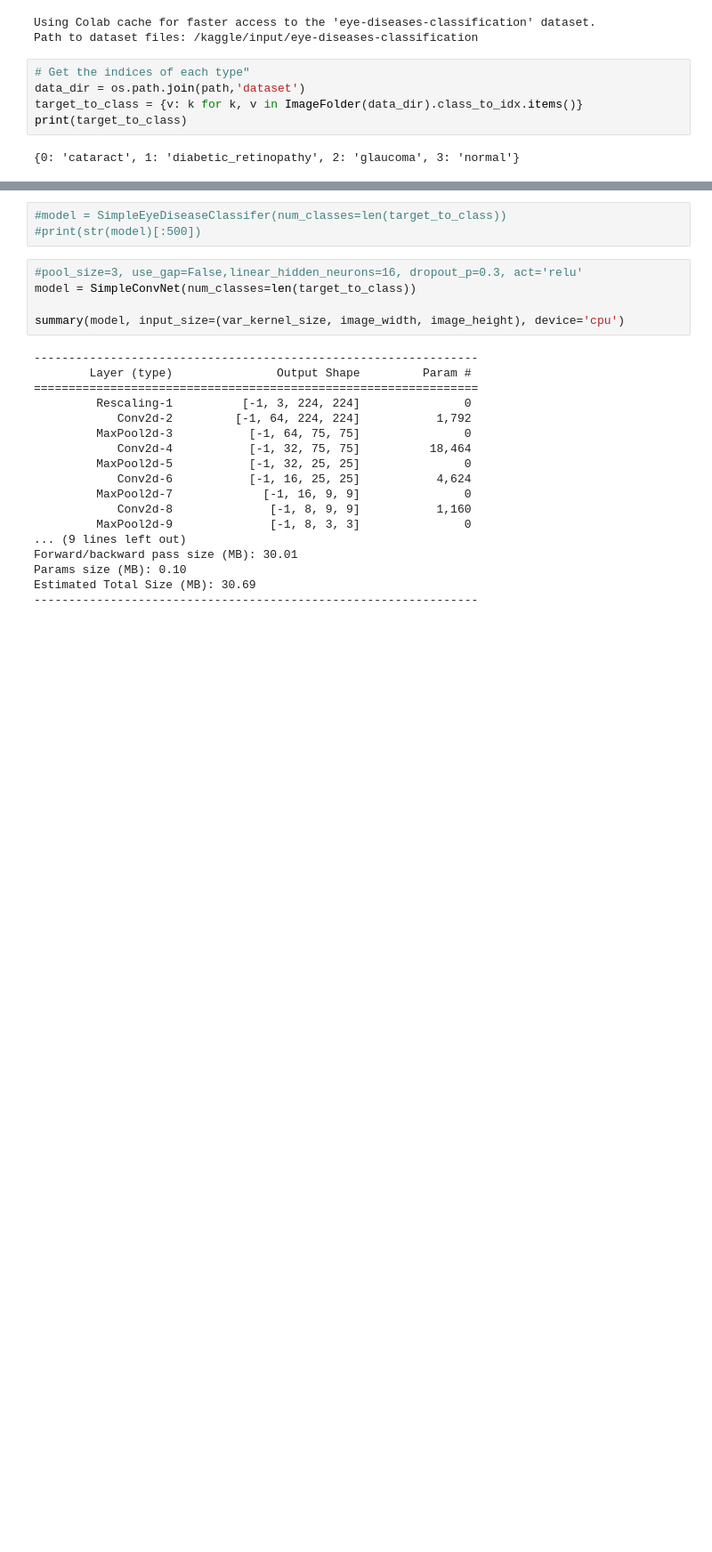
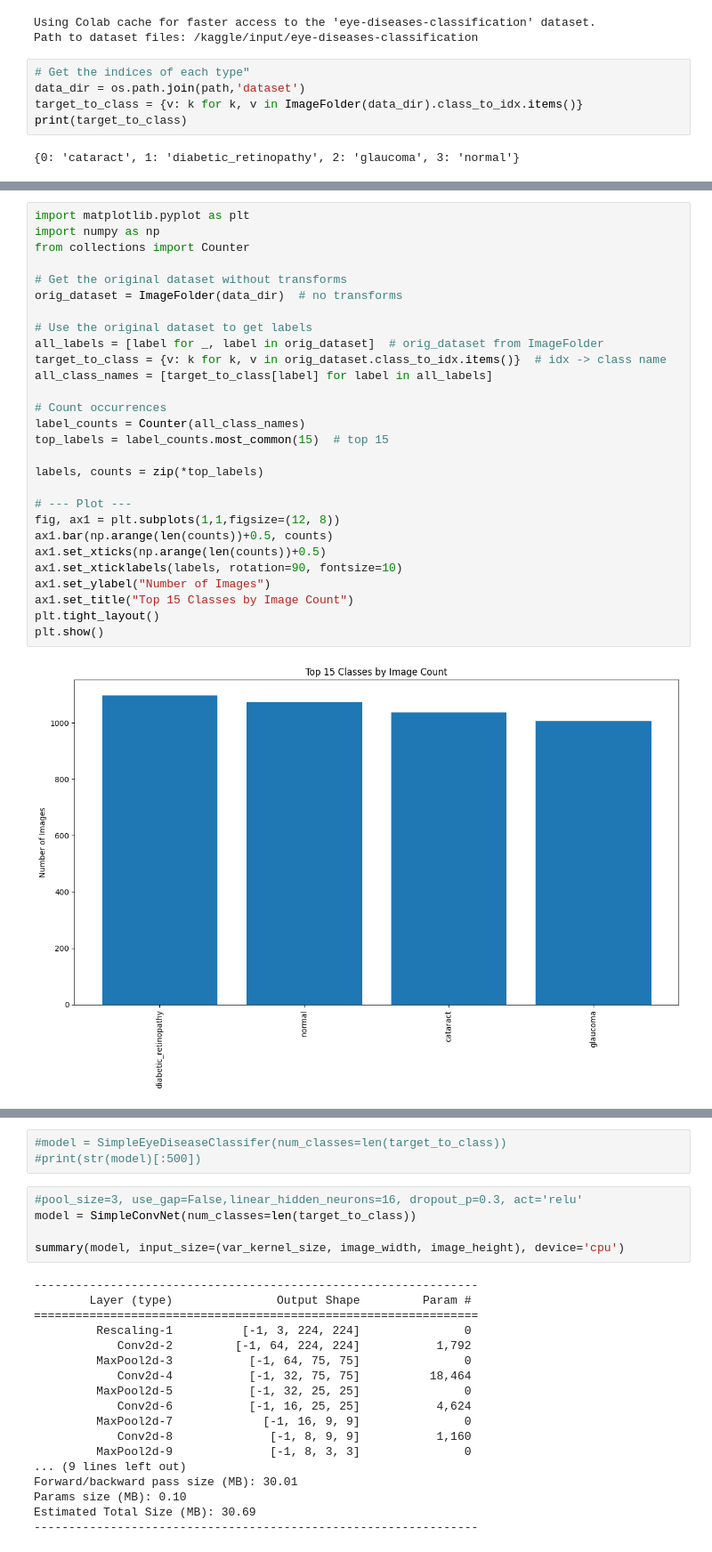
Before and after one commit to ignaciop000/TP-IAA, a Jupyter notebook: EyeDisease (PyTorch).ipynb, the cells around one changed output, grey strips where cells are left out. Shown at 89% size. Drawn from its saved outputs; the diff is of its cells as text; blank space fills up the shorter version.

```diff
--- a/EyeDisease (PyTorch).ipynb
+++ b/EyeDisease (PyTorch).ipynb
@@ -197,3 +236,33 @@ print(target_to_class)
+# %%
+import matplotlib.pyplot as plt
+import numpy as np
+from collections import Counter
+
+# Get the original dataset without transforms
+orig_dataset = ImageFolder(data_dir)  # no transforms
+
+# Use the original dataset to get labels
+all_labels = [label for _, label in orig_dataset]  # orig_dataset from ImageFolder
+target_to_class = {v: k for k, v in orig_dataset.class_to_idx.items()}  # idx -> class name
+all_class_names = [target_to_class[label] for label in all_labels]
+
+# Count occurrences
+label_counts = Counter(all_class_names)
+top_labels = label_counts.most_common(15)  # top 15
+
+labels, counts = zip(*top_labels)
+
+# --- Plot ---
+fig, ax1 = plt.subplots(1,1,figsize=(12, 8))
+ax1.bar(np.arange(len(counts))+0.5, counts)
+ax1.set_xticks(np.arange(len(counts))+0.5)
+ax1.set_xticklabels(labels, rotation=90, fontsize=10)
+ax1.set_ylabel("Number of Images")
+ax1.set_title("Top 15 Classes by Image Count")
+plt.tight_layout()
+plt.show()
+# %% [output]
+[figure, added]
 # %%
 # Build transforms dynamically
 transform_list = [transforms.Resize((image_width, image_height))]
```
Also changed, not shown: parts of 13 cells of this notebook.
